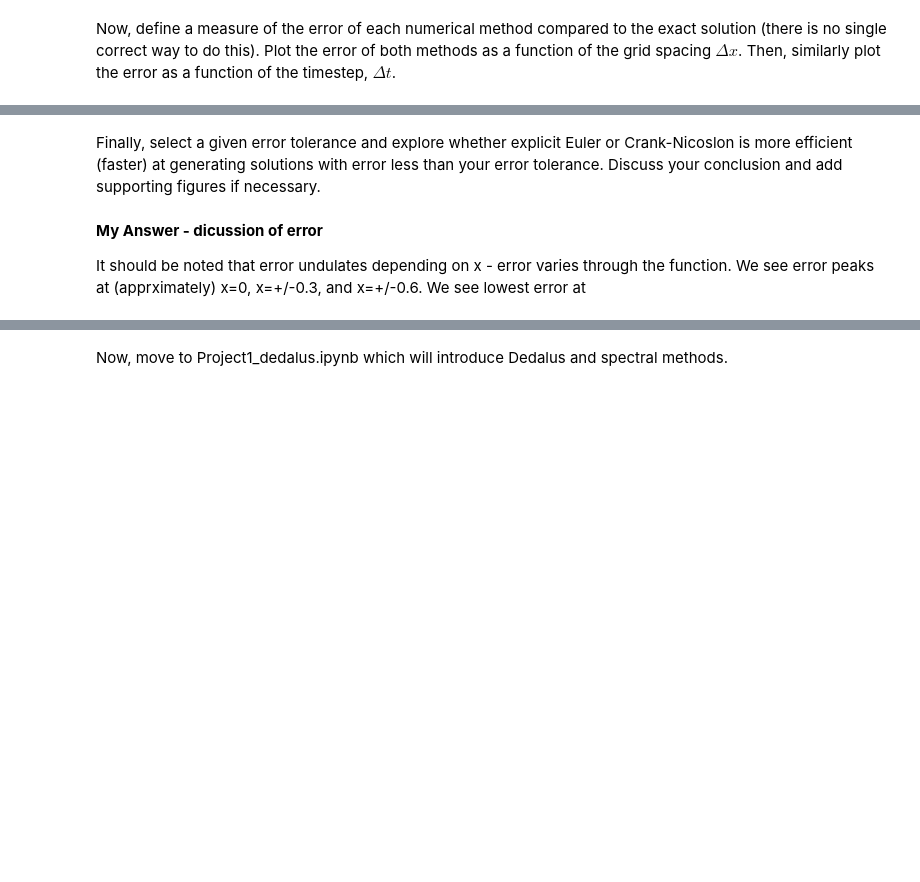
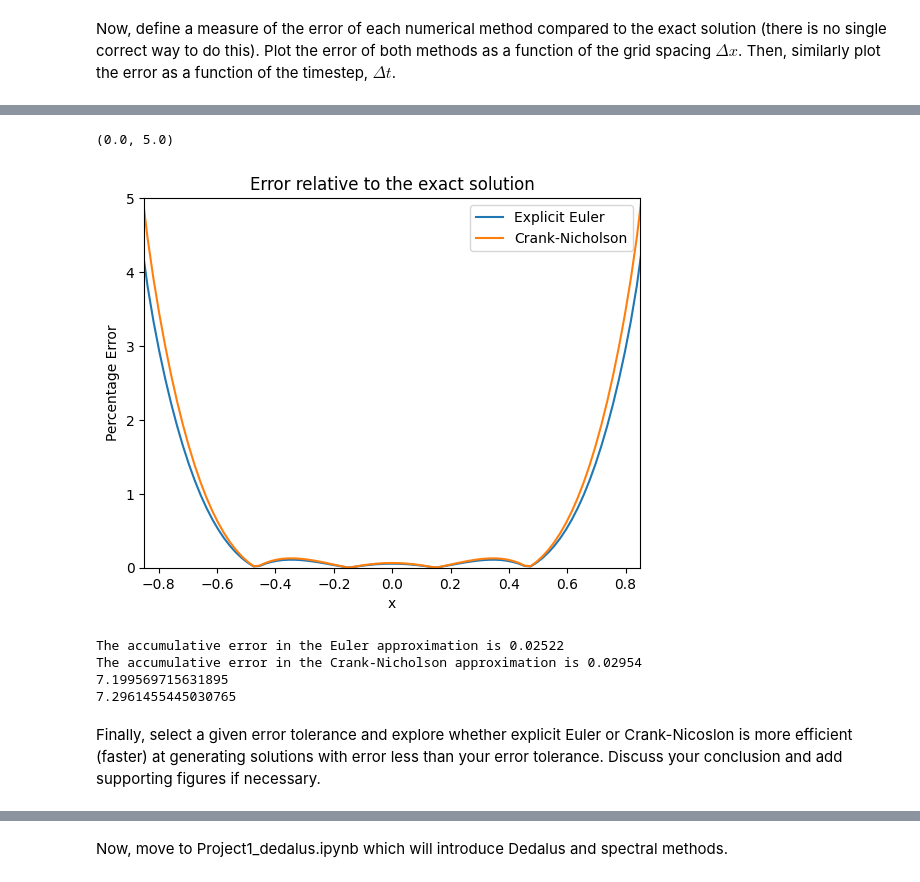
Before and after one commit to AnnabelHall/QCES_LNM, a Jupyter notebook: Project1_numerical_methods.ipynb, the cells around one changed output, grey strips where cells are left out. Drawn from its saved outputs; the diff is of its cells as text; code cells hidden in the pictures; blank space fills up the shorter version.

```diff
--- a/Project1_numerical_methods.ipynb
+++ b/Project1_numerical_methods.ipynb
@@ -329,7 +334,54 @@ plt.axvline(x = 0.47, color = 'g', label = 'axvline - full height')
+# %%
+# Again, t = 20 for the true solution is equivalent to t = 10 for the models
+
+def euler_error(x):
+  error_ee = abs(c_EE[:,-1] - oneD_conc(x, 20, kappa))/oneD_conc(x, 20, kappa)
+  return error_ee
+
+def CN_error(x):
+  error_CN = abs(c_CN[:,-1] - oneD_conc(x, 20, kappa))/oneD_conc(x, 20, kappa)
+  return error_CN
+
+
+plt.plot(x, euler_error(x)*100, label = 'Explicit Euler')
+plt.plot(x, CN_error(x)*100, label = 'Crank-Nicholson')
+plt.legend()
+plt.xlabel('x')
+plt.ylabel('Percentage Error')
+plt.title('Error relative to the exact solution')
+
+plt.xlim(-0.85,0.85)
+plt.ylim(0,5)
+# %% [output]
+(0.0, 5.0)
+[figure, added]
+# %%
+# This code calculates the accumulated error for both methods, allowing for direct comparison
+# This is done with both absolute error and error relative to the true value
+
+sum_euler = 0
+sum_CN = 0
+sum_euler_relative = 0
+sum_CN_relative = 0
+
+for i,bit in enumerate(x):
+  euler_bit = euler_error(bit)[i]
+  sum_euler = sum_euler + euler_bit
+  sum_euler_relative = sum_euler_relative + euler_bit/oneD_conc(bit, 20, kappa)
+
+  CN_bit = CN_error(bit)[i]
+  sum_CN = sum_CN + CN_bit
+  sum_CN_relative = sum_CN_relative + CN_bit/oneD_conc(bit, 20, kappa)
+
+
+print('The accumulative error in the Euler approximation is',round(sum_euler,5))
+print('The accumulative error in the Crank-Nicholson approximation is',round(sum_CN,5))
+print(sum_euler_relative)
+print(sum_CN_relative)
+# %% [output]
+The accumulative error in the Euler approximation is 0.02522
+The accumulative error in the Crank-Nicholson approximation is 0.02954
+7.199569715631895
+7.2961455445030765
 # %% [markdown]
 Finally, select a given error tolerance and explore whether explicit Euler or Crank-Nicoslon is more efficient (faster) at generating solutions with error less than your error tolerance. Discuss your conclusion and add supporting figures if necessary.
-# %% [markdown]
-**My Answer - dicussion of error**
-
-It should be noted that error undulates depending on x - error varies through the function. We see error peaks at (apprximately) x=0, x=+/-0.3, and x=+/-0.6.
-We see lowest error at
```
Also changed, not shown: parts of 4 cells of this notebook.
